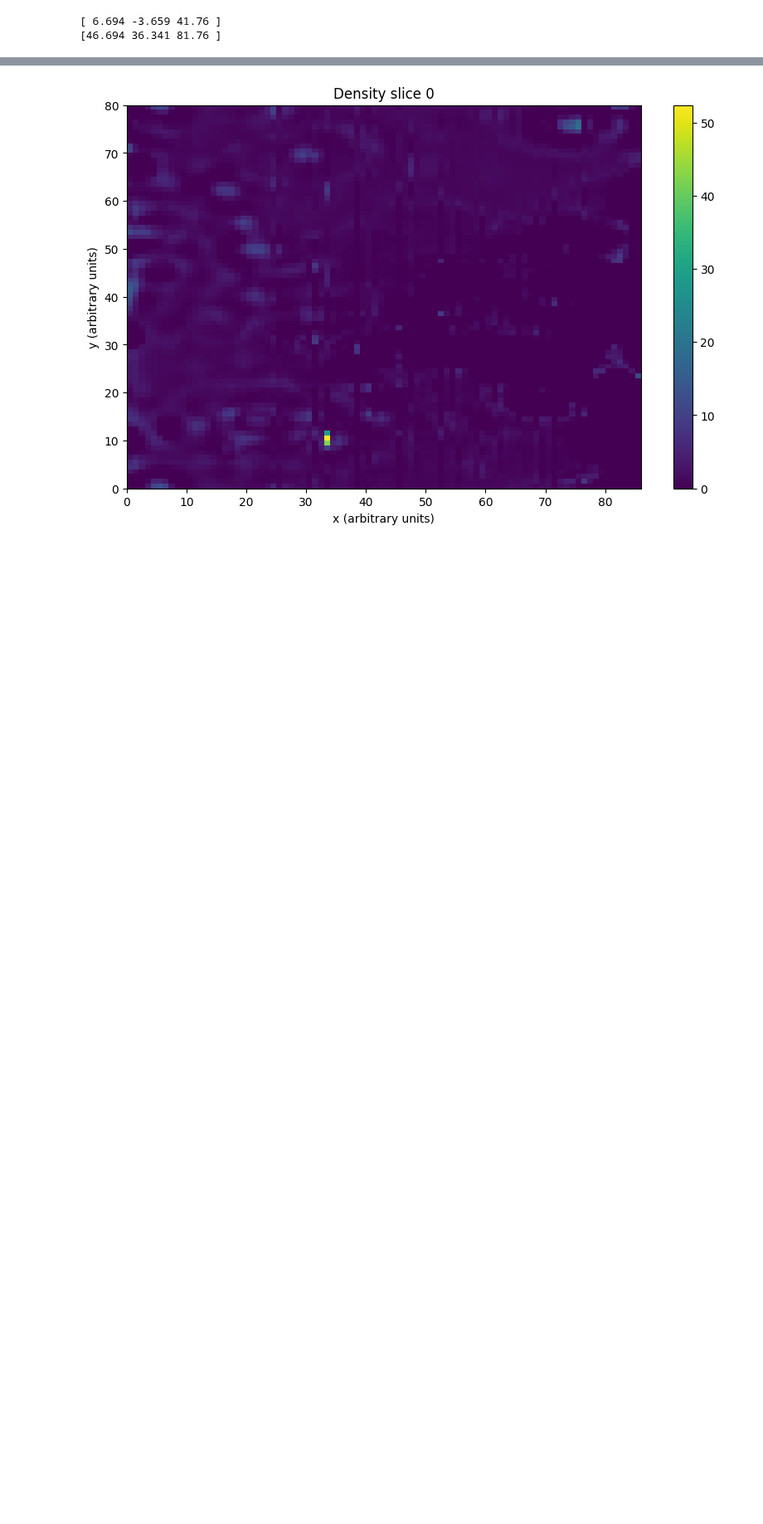
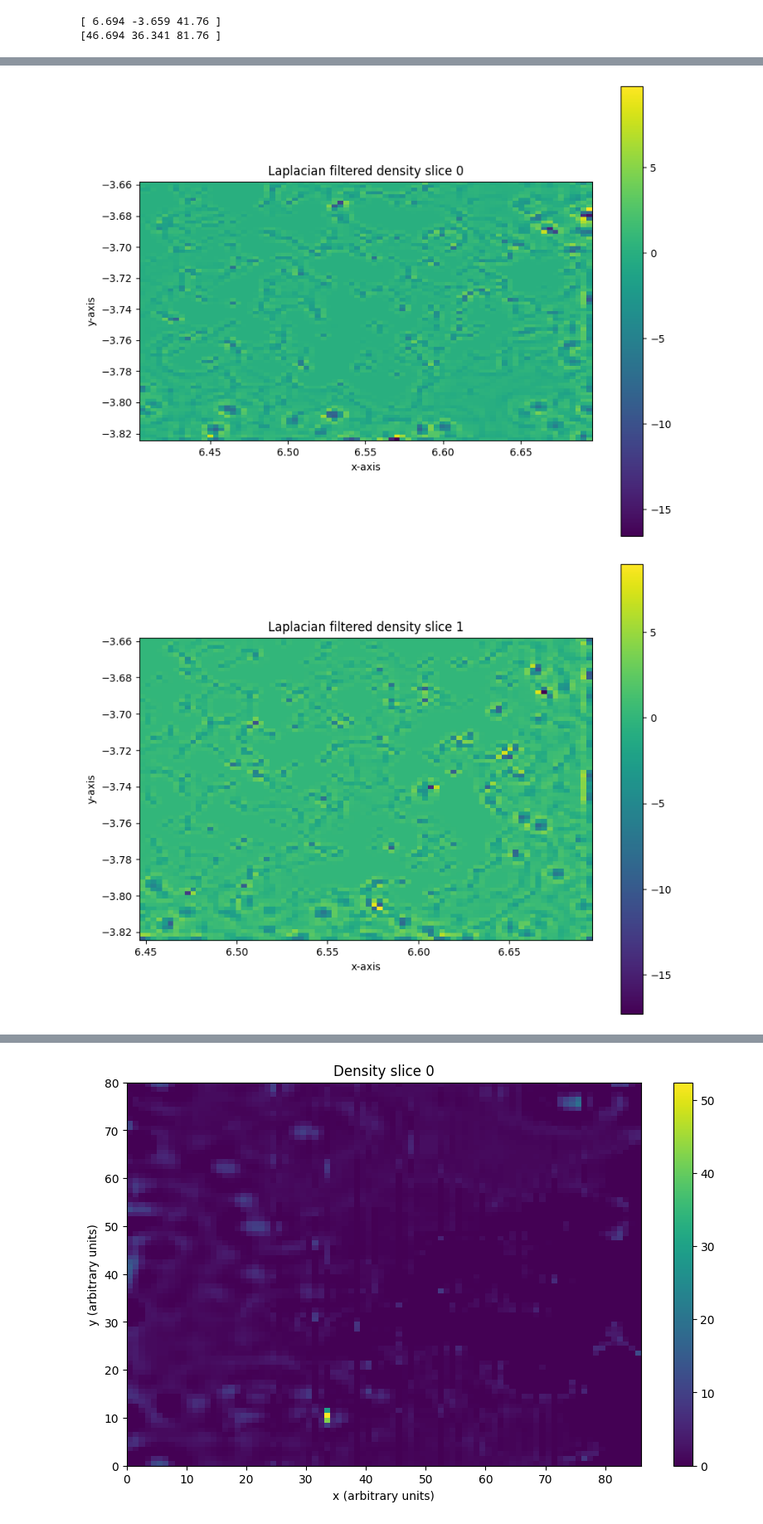
Before and after one commit to unitaryfund/aquapointer, a Jupyter notebook: notebooks/slicing_demo.ipynb, the cells around one changed output, grey strips where cells are left out. Shown at 83% size. Cells and saved outputs as stored; diff of their text form; code cells hidden in the pictures; blank space fills up the shorter version.

```diff
--- a/notebooks/slicing_demo.ipynb
+++ b/notebooks/slicing_demo.ipynb
@@ -26,0 +26,8 @@ plt.show()
+# %%
+for c, canvas in enumerate(canvases):
+    filtered = deepcopy(canvas)
+    filtered.filter_density(filter_settings={"filter_function": ndi.laplace})
+    filtered.draw(title=f"Laplacian filtered density slice {c}")
+# %% [output]
+[figure, added]
+[figure, added]
```
Also changed, not shown: parts of 10 cells of this notebook, 2 other files.
